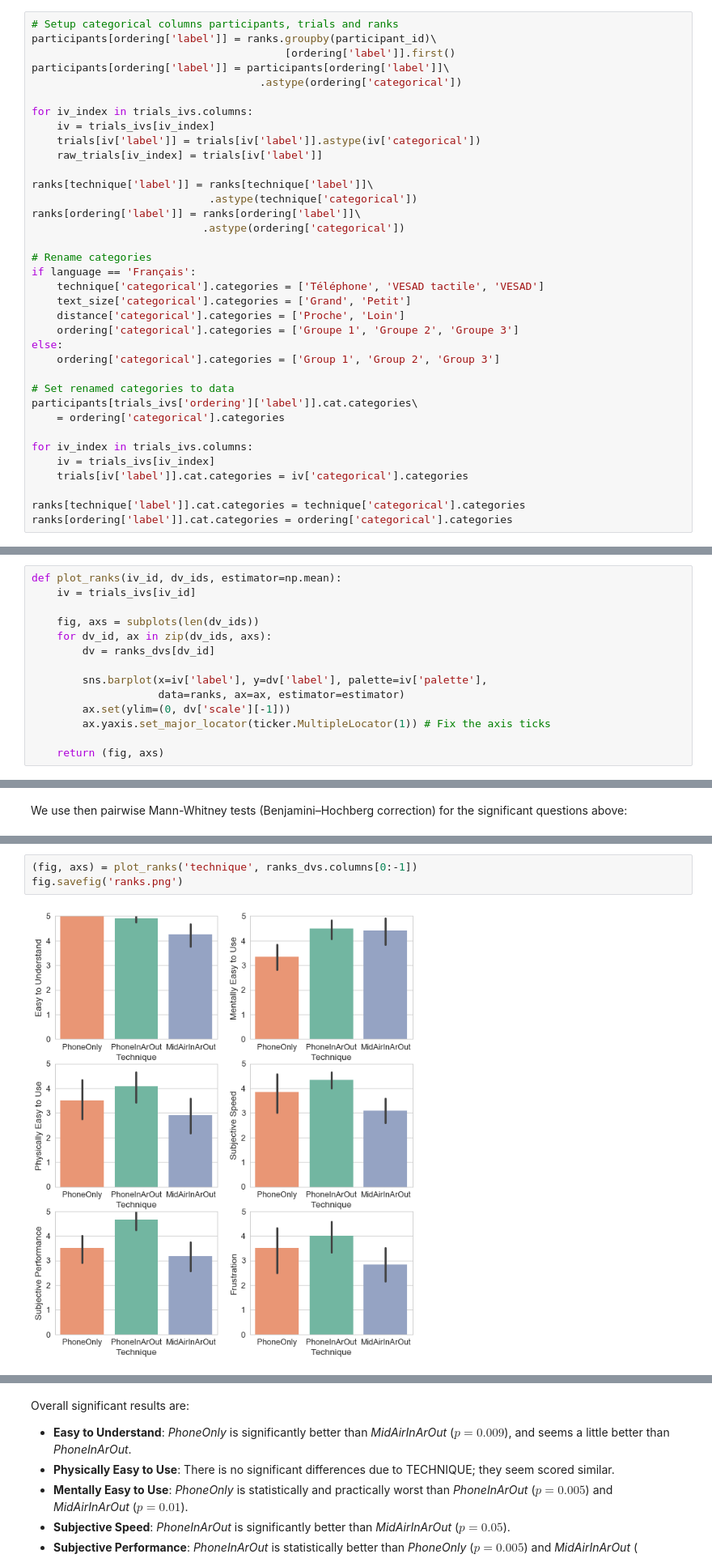
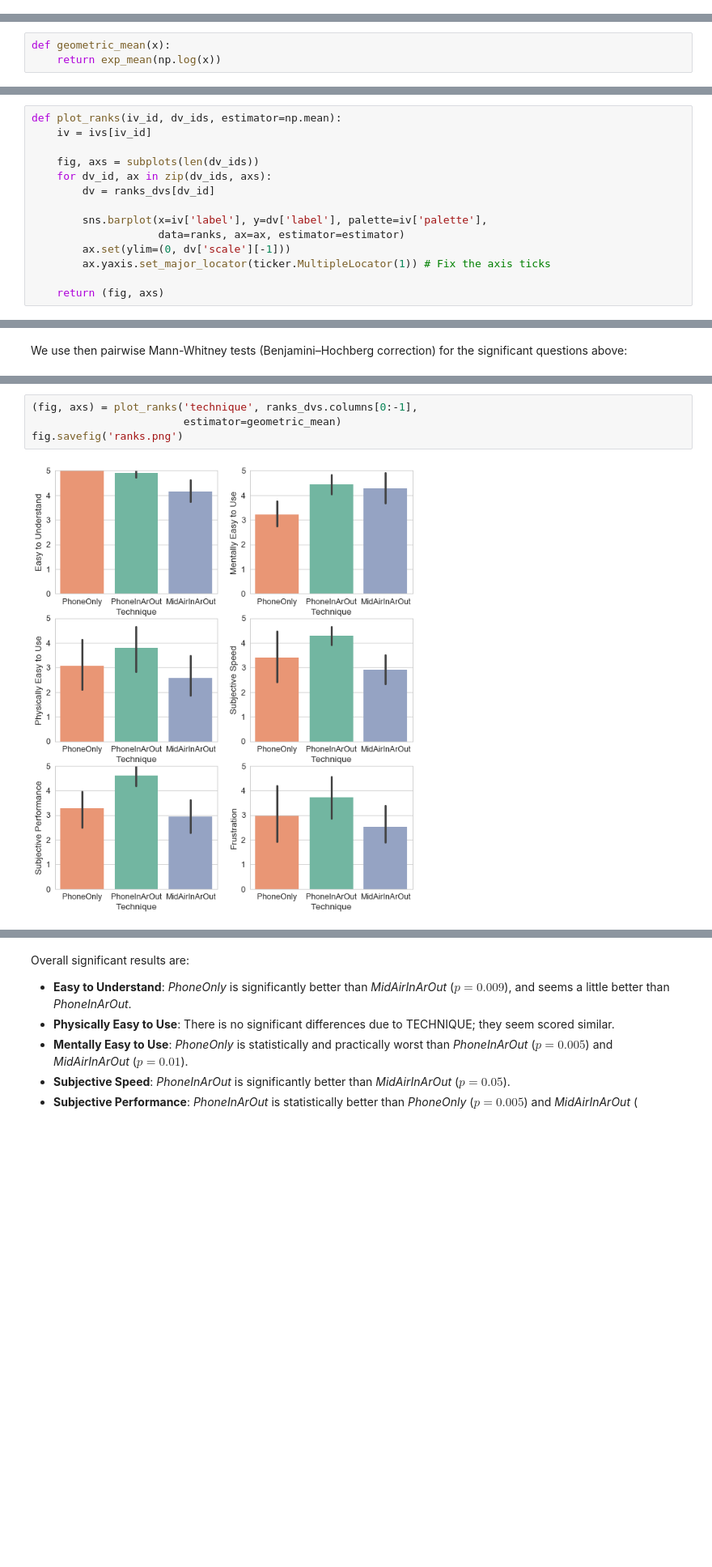
Before and after one commit to NormandErwan/HandheldVesadAnalysis, a Jupyter notebook: Handheld VESAD Analysis.ipynb, the cells around one changed output, grey strips where cells are left out. Shown at 81% size. Saved outputs shown, nothing was run; the diff lists cells and outputs as text; blank space fills up the shorter version.

```diff
--- a/Handheld VESAD Analysis.ipynb
+++ b/Handheld VESAD Analysis.ipynb
@@ -219,39 +198,3 @@ for head_distance_column in ['absolute_head_phone_distance',
-# %%
-# Setup categorical columns participants, trials and ranks
-participants[ordering['label']] = ranks.groupby(participant_id)\
-                                        [ordering['label']].first()
-participants[ordering['label']] = participants[ordering['label']]\
-                                    .astype(ordering['categorical'])
-
-for iv_index in trials_ivs.columns:
-    iv = trials_ivs[iv_index]
-    trials[iv['label']] = trials[iv['label']].astype(iv['categorical'])
-    raw_trials[iv_index] = trials[iv['label']]
-
-ranks[technique['label']] = ranks[technique['label']]\
-                            .astype(technique['categorical'])
-ranks[ordering['label']] = ranks[ordering['label']]\
-                           .astype(ordering['categorical'])
-
-# Rename categories
-if language == 'Français':
-    technique['categorical'].categories = ['Téléphone', 'VESAD tactile', 'VESAD']
-    text_size['categorical'].categories = ['Grand', 'Petit']
-    distance['categorical'].categories = ['Proche', 'Loin']
-    ordering['categorical'].categories = ['Groupe 1', 'Groupe 2', 'Groupe 3']
-else:
-    ordering['categorical'].categories = ['Group 1', 'Group 2', 'Group 3']
-
-# Set renamed categories to data
-participants[trials_ivs['ordering']['label']].cat.categories\
-    = ordering['categorical'].categories
-
-for iv_index in trials_ivs.columns:
-    iv = trials_ivs[iv_index]
-    trials[iv['label']].cat.categories = iv['categorical'].categories
-
-ranks[technique['label']].cat.categories = technique['categorical'].categories
-ranks[ordering['label']].cat.categories = ordering['categorical'].categories
 # %%
 # Eval the arrays in some dvs
 def eval_if_str(data):
@@ -324,0 +268,3 @@ def print_exp_mean_ci(x, ci_which=95):
+# %%
+def geometric_mean(x):
+    return exp_mean(np.log(x))
@@ -414,7 +364,7 @@ def plot_ranks_distributions(iv_id, dv_ids):
     return (fig, axs)
 # %%
 def plot_ranks(iv_id, dv_ids, estimator=np.mean):
-    iv = trials_ivs[iv_id]
+    iv = ivs[iv_id]
 
     fig, axs = subplots(len(dv_ids))
     for dv_id, ax in zip(dv_ids, axs):
@@ -551,6 +501,7 @@ ranks.groupby([trials_ivs['technique']['label']])\
 # %%
-(fig, axs) = plot_ranks('technique', ranks_dvs.columns[0:-1])
+(fig, axs) = plot_ranks('technique', ranks_dvs.columns[0:-1],
+                        estimator=geometric_mean)
 fig.savefig('ranks.png')
 # %% [output]
-[figure, old version]
+[figure, new version]
 # %%
```
Also changed, not shown: parts of 47 cells of this notebook.
